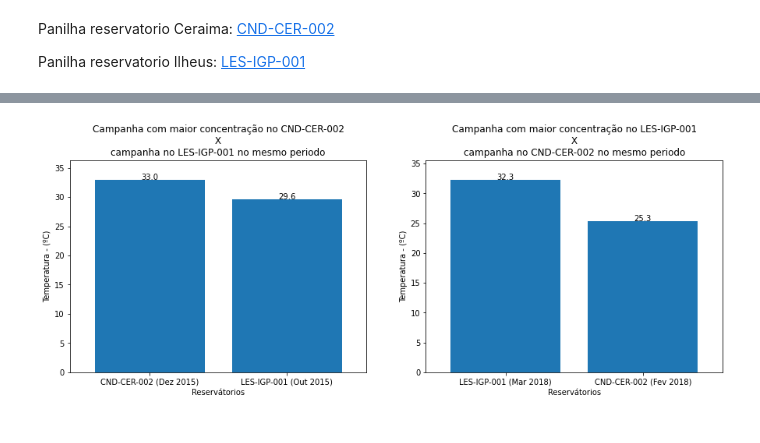
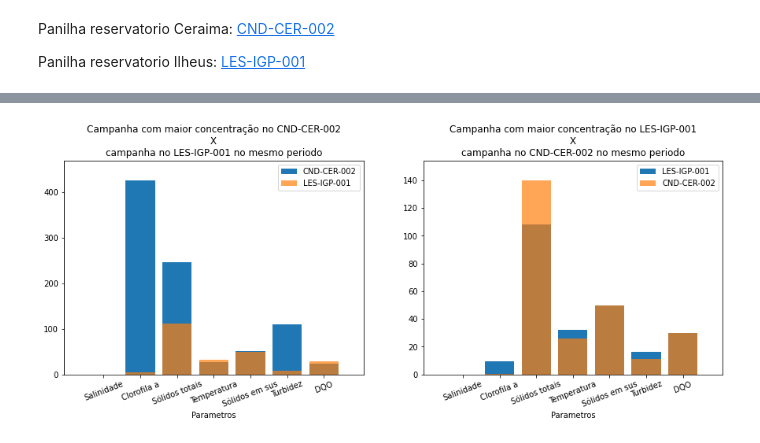
Before and after one commit to jaderAdriel/Clorofila-a, a Jupyter notebook: Projeto_pibic_2_0.ipynb, the cells around one changed output, grey strips where cells are left out. Drawn from its saved outputs; the diff is of its cells as text; code cells hidden in the pictures.

```diff
--- a/Projeto_pibic_2_0.ipynb
+++ b/Projeto_pibic_2_0.ipynb
@@ -308,30 +342,15 @@ def graphCompareMoreConcentrated(reservoirX, reservoirY, labelX, labelY):
 # %%
-#@title Gŕafico { form-width: "50%", display-mode: "form" }
+#@title Gŕafico { form-width: "20%", display-mode: "form" }
 #@markdown Select the reservoir, ignore if you are going to compare both
 graph = "reservoir1" #@param ["reservoir1", "reservoir2"]
 #@markdown select the period you want
-startDate = "2000-08-01" #@param {type:"date"}
-finalDate = "2022-12-25" #@param {type:"date"}
+startDate = "2017-04-01" #@param {type:"date"}
+finalDate = "2020-04-25" #@param {type:"date"}
+
+interval = {
+        'startDate': startDate,
+        'finalDate': finalDate,
+        }
 
 url = url1 if graph == "reservoir1" else url2
 reservoir = reservatory1 if graph == "reservoir1" else reservatory2
-
-dics = [gc.open_by_url(url)]
-dics[0] = get_parameter(parameter1, dics[0])
-
-dics[0] = select(startDate, finalDate, dics[0])
-
-if compare == 'None': lineGraph(dics[0], reservoir)
-
-if compare == 'Reservoirs':
-    dics = [gc.open_by_url(url1), gc.open_by_url(url2)]
-    dics[0] = select(startDate, finalDate ,get_parameter(parameter1, dics[0]))
-    dics[1] = select(startDate, finalDate ,get_parameter(parameter1, dics[1]))
-    compareReservoirs(dics[0], dics[1], reservatory1, reservatory2)
-
-
-elif compare == 'Parameters':
-    dics = [gc.open_by_url(url), gc.open_by_url(url)]
-    dics[0] = select(startDate, finalDate ,get_parameter(parameter1, dics[0]))
-    dics[1] = select(startDate, finalDate ,get_parameter(parameter2, dics[1]))
-    compareParameter(dics[0], dics[1], reservoir)
@@ -340,5 +357,16 @@ elif compare == 'Parameters':
-# %%
-
-graphCompareMoreConcentrated(dics[0], dics[1],reservatory1, reservatory2)
-# %% [output]
-[figure, removed]
+# %%
+
+
+if compare == 'Interval':
+    lineGraph(url, parameter1,  interval, reservoir)
+
+if compare == 'Reservoirs':
+    compareReservoirs([url1, url2], reservatory1, reservatory2, parameter1, interval)
+
+elif compare == 'Parameters':
+    compareParameter(url, [parameter1, parameter2], reservoir, interval)
+
+elif compare == 'MostConcentradeCompaign':
+    graphCompareMoreConcentrated([url1, url2], reservatory1, reservatory2, interval, 'Clorofila a')
+# %% [output]
+[figure, added]
```
Also changed, not shown: parts of 4 cells of this notebook.
